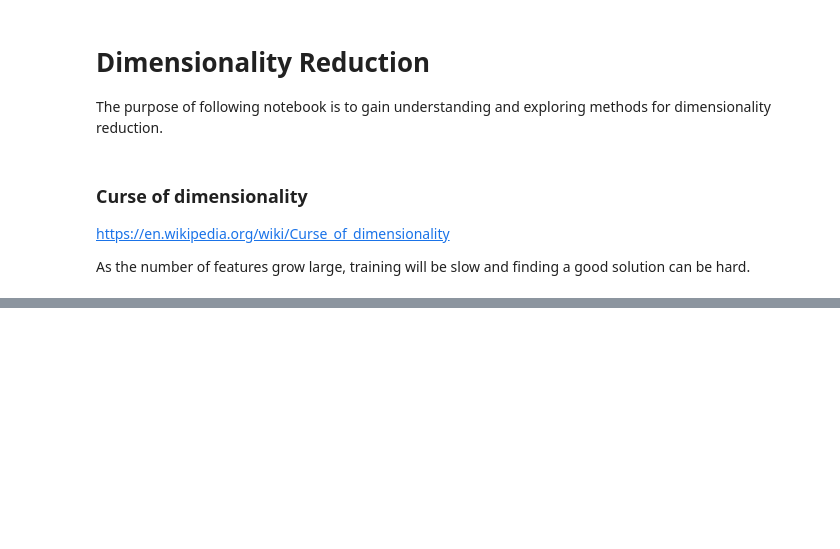
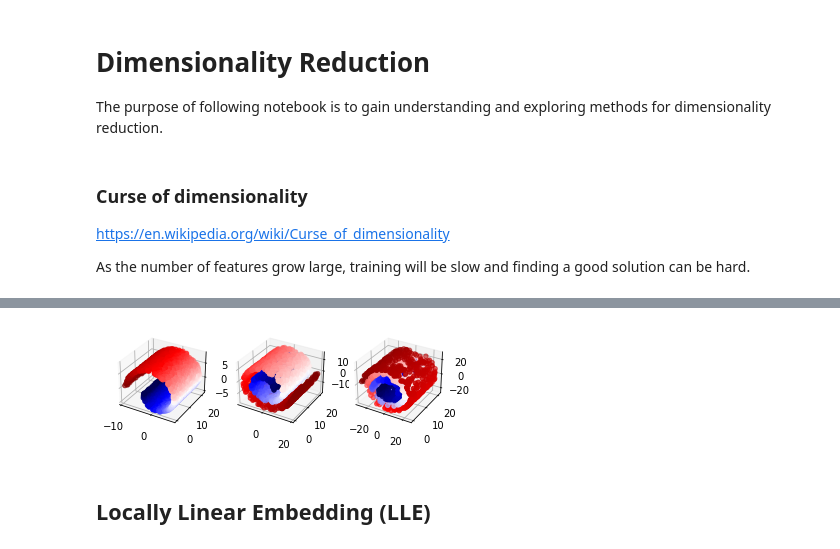
Before and after one commit to AndreasPalmgren/DimensionalityReduction, a Jupyter notebook: Dimensionality Reduction.ipynb, the cells around one changed output, grey strips where cells are left out. Saved outputs shown, nothing was run; the diff lists cells and outputs as text; code cells hidden in the pictures; blank space fills up the shorter version.

```diff
--- a/Dimensionality Reduction.ipynb
+++ b/Dimensionality Reduction.ipynb
@@ -64,0 +135,14 @@ ax.scatter3D(X, Y, Z, c = category);
+# %%
+fig = plt.figure()
+
+k = 3
+for i in range(k):
+    X, t = create_swiss_roll(n = 2000, rolls = 1+i, noise = 0, seed = None)
+    ax = fig.add_subplot(1, k, 1+i, projection='3d')
+    ax.scatter(X[:,0], X[:,1], X[:,2], zdir='z', c= t, cmap="seismic")
+
+plt.show()
+# %% [output]
+[figure, added]
+# %% [markdown]
+## Locally Linear Embedding (LLE)
```
Also changed, not shown: parts of 20 cells of this notebook, 1 other file.
